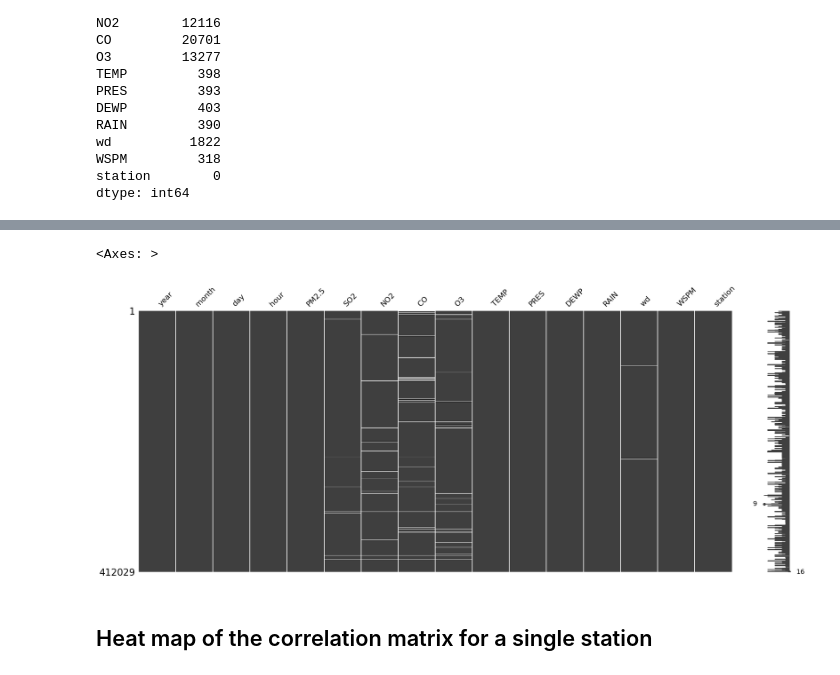
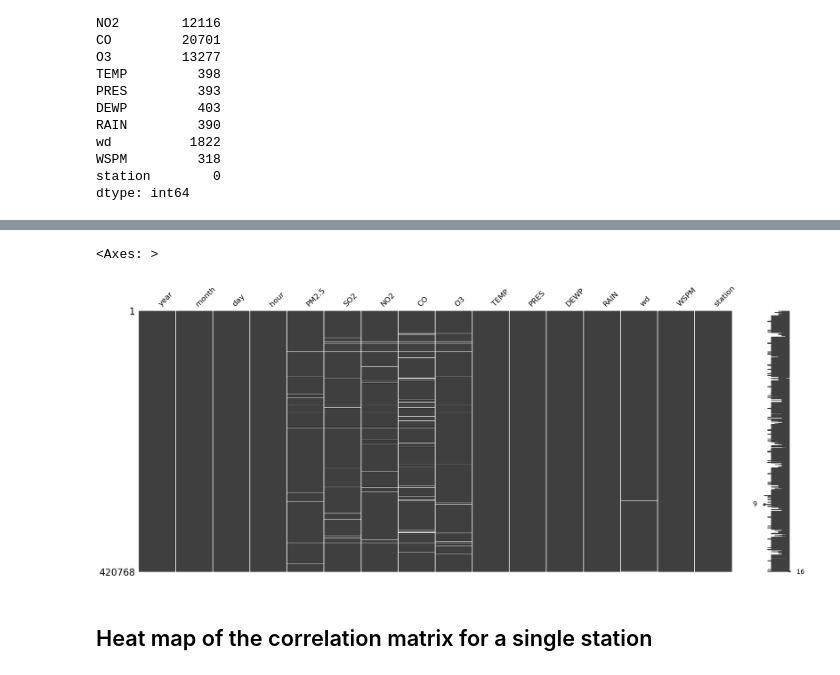
Before and after one commit to perujuice/AirQ_beijing, a Jupyter notebook: model.ipynb, the cells around one changed output, grey strips where cells are left out. Drawn from its saved outputs; the diff is of its cells as text; code cells hidden in the pictures.

```diff
--- a/model.ipynb
+++ b/model.ipynb
@@ -301,8 +276,8 @@ dtype: int64
 # %%
-msno.matrix(df_clean)
+msno.matrix(df)
 # %% [output]
 <Axes: >
-[figure, old version]
+[figure, new version]
 # %% [markdown]
 ## Heat map of the correlation matrix for a single station
 # %%
```
Also changed, not shown: parts of 22 cells of this notebook.
